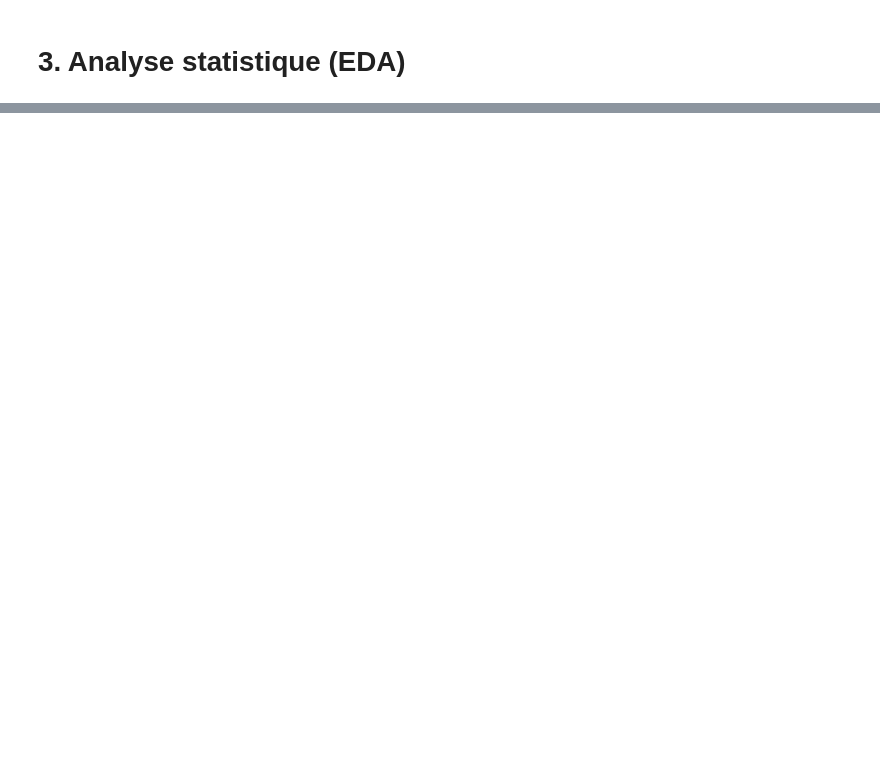
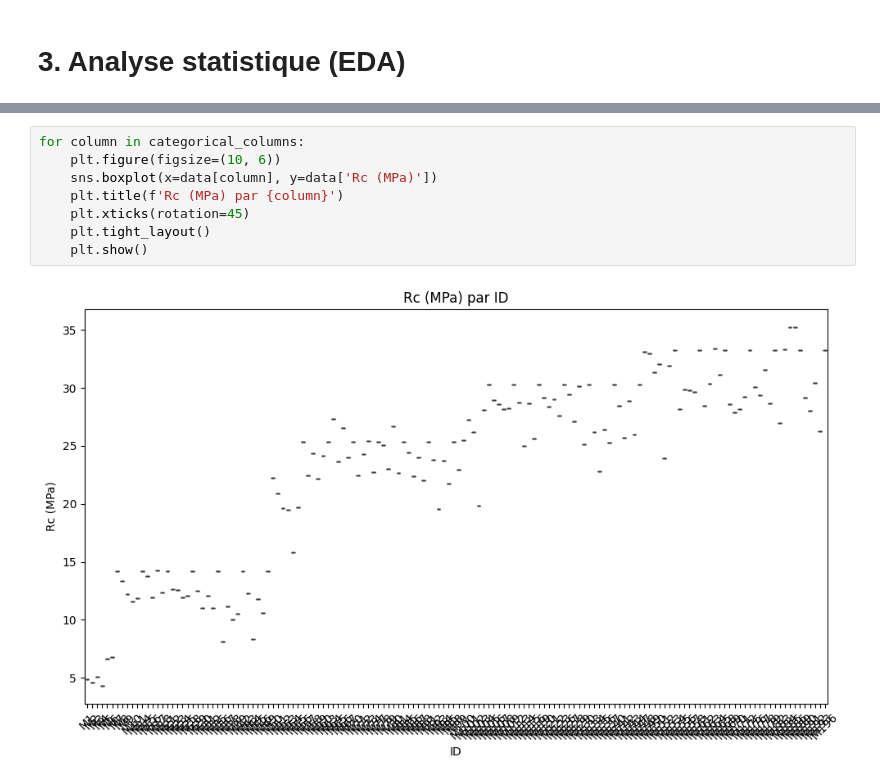
Before and after one commit to Mattbalaise/fiber-prediction-ir, a Jupyter notebook: code/statistical-analysis.ipynb, the cells around one changed output, grey strips where cells are left out. Drawn from its saved outputs; the diff is of its cells as text; blank space fills up the shorter version.

```diff
--- a/code/statistical-analysis.ipynb
+++ b/code/statistical-analysis.ipynb
@@ -38,0 +58,10 @@ See https://pandas.pydata.org/docs/user_guide/migration-3-strings.html#string-mi
+# %%
+for column in categorical_columns:
+    plt.figure(figsize=(10, 6))
+    sns.boxplot(x=data[column], y=data['Rc (MPa)'])
+    plt.title(f'Rc (MPa) par {column}')
+    plt.xticks(rotation=45)
+    plt.tight_layout()
+    plt.show()
+# %% [output]
+[figure, added]
```
Also changed, not shown: parts of 21 cells of this notebook, 4 other files.
